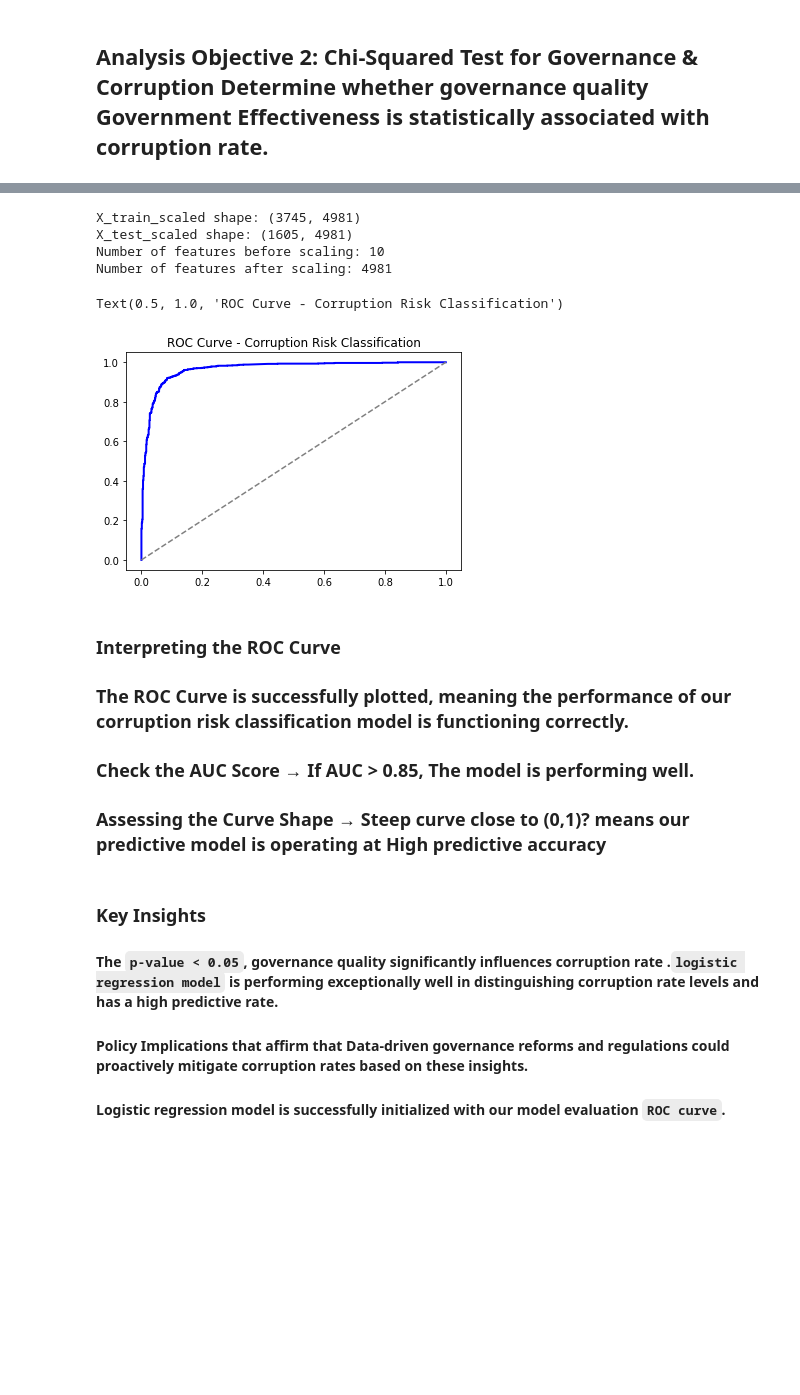
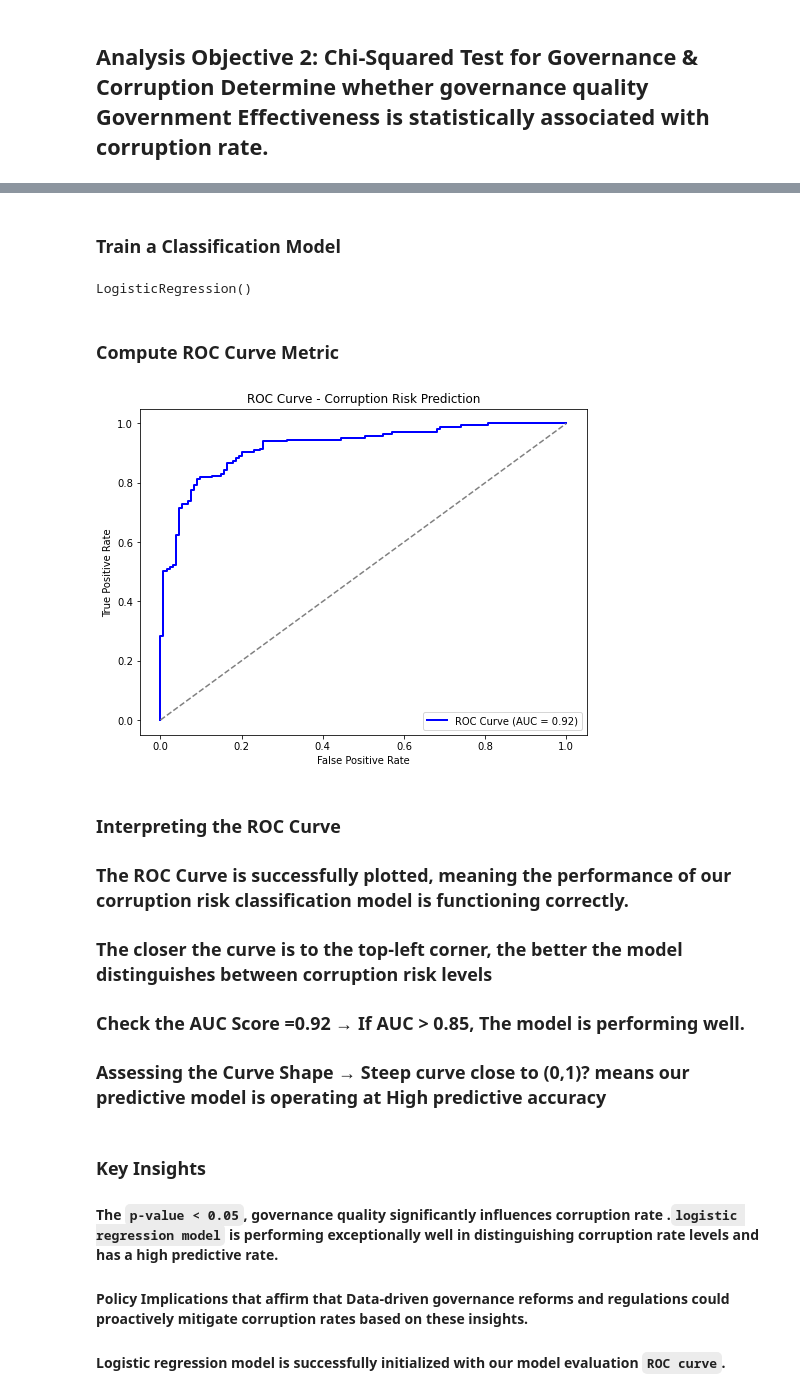
Before and after one commit to AUSTIN-QuadrantLOOM/project-phase-three, a Jupyter notebook: Macro economic risk of Graft analysis.ipynb, the cells around one changed output, grey strips where cells are left out. Drawn from its saved outputs; the diff is of its cells as text; code cells hidden in the pictures; blank space fills up the shorter version.

```diff
--- a/Macro economic risk of Graft analysis.ipynb
+++ b/Macro economic risk of Graft analysis.ipynb
@@ -636,27 +629,43 @@ X_train_scaled shape: (3745, 4981), X_test_scaled shape: (1605, 4981)
-# %%
-# Confirm the core structure of X_train_scaled
-print(f"X_train_scaled shape: {X_train_scaled.shape}")
-print(f"X_test_scaled shape: {X_test_scaled.shape}")
-
-# Check if any extreme feature expansion occurred
-print(f"Number of features before scaling: {X_train.shape[1]}")  # Should match original data
-print(f"Number of features after scaling: {X_train_scaled.shape[1]}")
-# %% [output]
-X_train_scaled shape: (3745, 4981)
-X_test_scaled shape: (1605, 4981)
-Number of features before scaling: 10
-Number of features after scaling: 4981
-# %%
-plt.plot(fpr, tpr, color="blue", lw=2, label=f"ROC Curve (AUC = {roc_auc:.2f})")
-plt.plot([0, 1], [0, 1], color="grey", linestyle="--")  # Reference line
-plt.title("ROC Curve - Corruption Risk Classification")
-# %% [output]
-Text(0.5, 1.0, 'ROC Curve - Corruption Risk Classification')
-[figure, removed]
+# %% [markdown]
+### Train a Classification Model
+# %%
+from sklearn.linear_model import LogisticRegression
+
+model = LogisticRegression()
+model.fit(X_train, y_train)
+# %% [output]
+LogisticRegression()
+# %% [markdown]
+### Compute ROC Curve Metric
+# %%
+
+from sklearn.metrics import roc_curve, auc
+import matplotlib.pyplot as plt
+
+# Get probability scores
+y_prob = model.predict_proba(X_test)[:, 1]
+
+# Compute ROC curve
+fpr, tpr, _ = roc_curve(y_test, y_prob)
+roc_auc = auc(fpr, tpr)
+
+# Plot ROC Curve
+plt.figure(figsize=(8,6))
+plt.plot(fpr, tpr, color="blue", lw=2, label=f"ROC Curve (AUC = {roc_auc:.2f})")
+plt.plot([0, 1], [0, 1], color="grey", linestyle="--")  # Reference line
+plt.title("ROC Curve - Corruption Risk Prediction")
+plt.xlabel("False Positive Rate")
+plt.ylabel("True Positive Rate")
+plt.legend(loc="lower right")
+plt.show()
+# %% [output]
+[figure, added]
 # %% [markdown]
 ### **Interpreting the ROC Curve**
 ### The ROC Curve is successfully plotted, meaning the performance of our corruption risk classification model is functioning correctly.
-### Check the AUC Score → If AUC > 0.85, The model is performing well.
+### The closer the curve is to the top-left corner, the better the model distinguishes between corruption risk levels
+
+### Check the AUC Score =0.92 → If AUC > 0.85, The model is performing well.
 ### Assessing  the Curve Shape → Steep curve close to (0,1)? means our predictive model is operating at High predictive accuracy
 # %% [markdown]
 ### **Key Insights**
```
Also changed, not shown: parts of 25 cells of this notebook, 4 other files.
